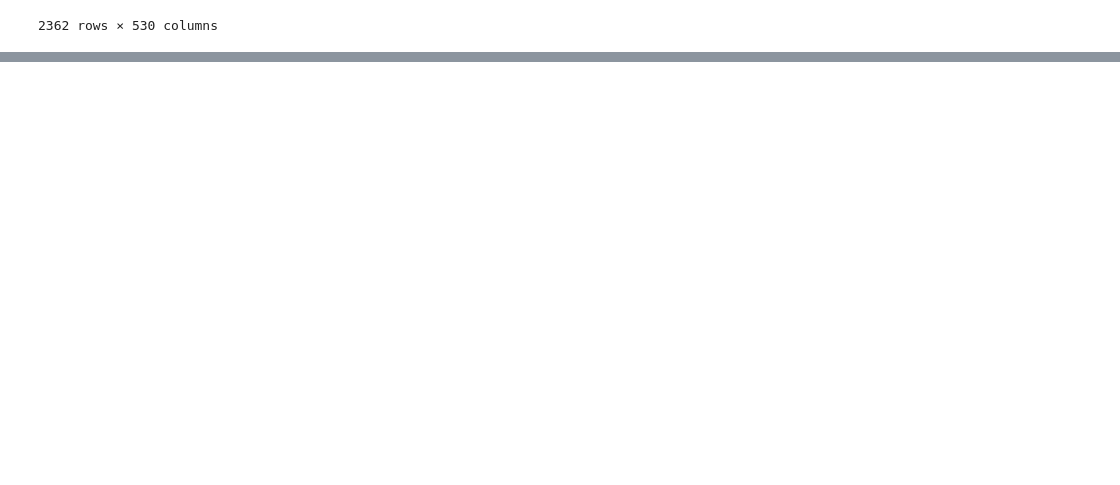
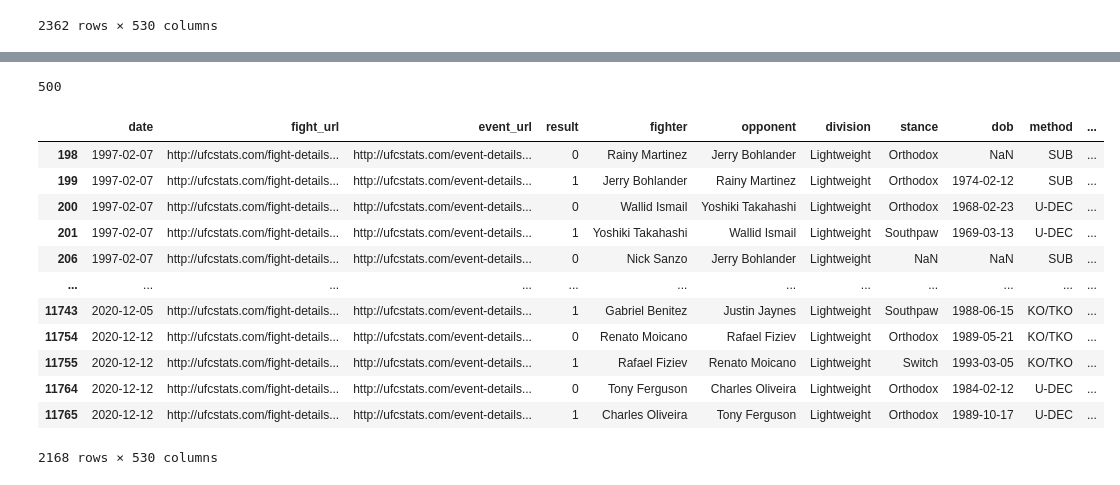
Before and after one commit to YeoWeiHan123/MMA-Contextual-Bandit, a Jupyter notebook: bt4014-mma.ipynb, the cells around one changed output, grey strips where cells are left out. Cells and saved outputs as stored; diff of their text form; code cells hidden in the pictures; blank space fills up the shorter version.

```diff
--- a/bt4014-mma.ipynb
+++ b/bt4014-mma.ipynb
@@ -105,0 +68,28 @@ masterdataframe.loc[masterdataframe["fighter"] == "Chael Sonnen"]
+# %%
+lightweight["fighter"].nunique()
+# %% [output]
+500
+# %%
+# Convert the date column from object into datetime
+# lightweight["date"] = lightweight["date"].astype("datetime64[ns]")
+lightweight["date"] = pd.to_datetime(lightweight["date"]).dt.date
+# %%
+date_threshold = datetime.date(2021, 1, 1)
+early_lightweight = lightweight[lightweight["date"] < date_threshold]
+late_lightweight = lightweight[lightweight["date"] >= date_threshold]
+# %%
+early_lightweight
+# %% [output]
+|  | date | fight_url | event_url | result | fighter | opponent | division | stance | dob | method | ... |
+| 198 | 1997-02-07 | http://ufcstats.com/fight-details... | http://ufcstats.com/event-details... | 0 | Rainy Martinez | Jerry Bohlander | Lightweight | Orthodox | NaN | SUB | ... |
+| 199 | 1997-02-07 | http://ufcstats.com/fight-details... | http://ufcstats.com/event-details... | 1 | Jerry Bohlander | Rainy Martinez | Lightweight | Orthodox | 1974-02-12 | SUB | ... |
+| 200 | 1997-02-07 | http://ufcstats.com/fight-details... | http://ufcstats.com/event-details... | 0 | Wallid Ismail | Yoshiki Takahashi | Lightweight | Orthodox | 1968-02-23 | U-DEC | ... |
+| 201 | 1997-02-07 | http://ufcstats.com/fight-details... | http://ufcstats.com/event-details... | 1 | Yoshiki Takahashi | Wallid Ismail | Lightweight | Southpaw | 1969-03-13 | U-DEC | ... |
+| 206 | 1997-02-07 | http://ufcstats.com/fight-details... | http://ufcstats.com/event-details... | 0 | Nick Sanzo | Jerry Bohlander | Lightweight | NaN | NaN | SUB | ... |
+| ... | ... | ... | ... | ... | ... | ... | ... | ... | ... | ... | ... |
+| 11743 | 2020-12-05 | http://ufcstats.com/fight-details... | http://ufcstats.com/event-details... | 1 | Gabriel Benitez | Justin Jaynes | Lightweight | Southpaw | 1988-06-15 | KO/TKO | ... |
+| 11754 | 2020-12-12 | http://ufcstats.com/fight-details... | http://ufcstats.com/event-details... | 0 | Renato Moicano | Rafael Fiziev | Lightweight | Orthodox | 1989-05-21 | KO/TKO | ... |
+| 11755 | 2020-12-12 | http://ufcstats.com/fight-details... | http://ufcstats.com/event-details... | 1 | Rafael Fiziev | Renato Moicano | Lightweight | Switch | 1993-03-05 | KO/TKO | ... |
+| 11764 | 2020-12-12 | http://ufcstats.com/fight-details... | http://ufcstats.com/event-details... | 0 | Tony Ferguson | Charles Oliveira | Lightweight | Orthodox | 1984-02-12 | U-DEC | ... |
+| 11765 | 2020-12-12 | http://ufcstats.com/fight-details... | http://ufcstats.com/event-details... | 1 | Charles Oliveira | Tony Ferguson | Lightweight | Orthodox | 1989-10-17 | U-DEC | ... |
+2168 rows × 530 columns
```
Also changed, not shown: parts of 4 cells of this notebook.
